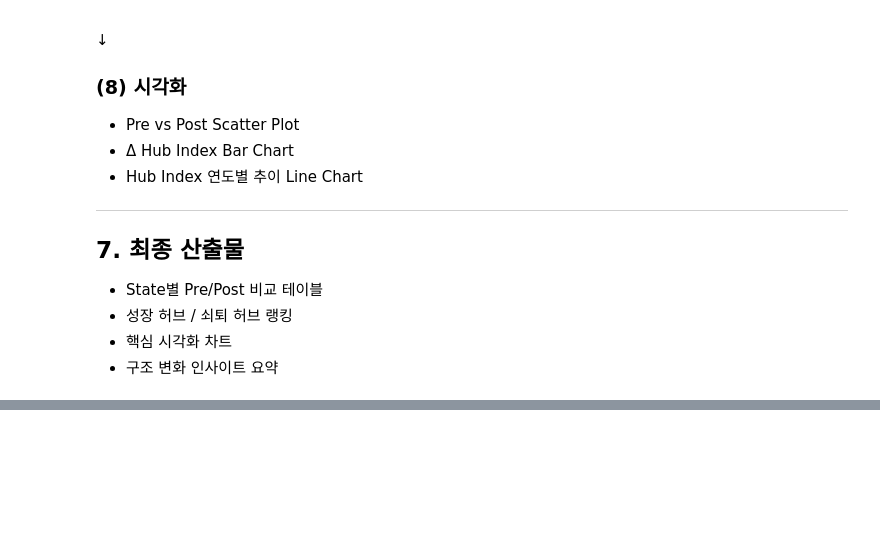
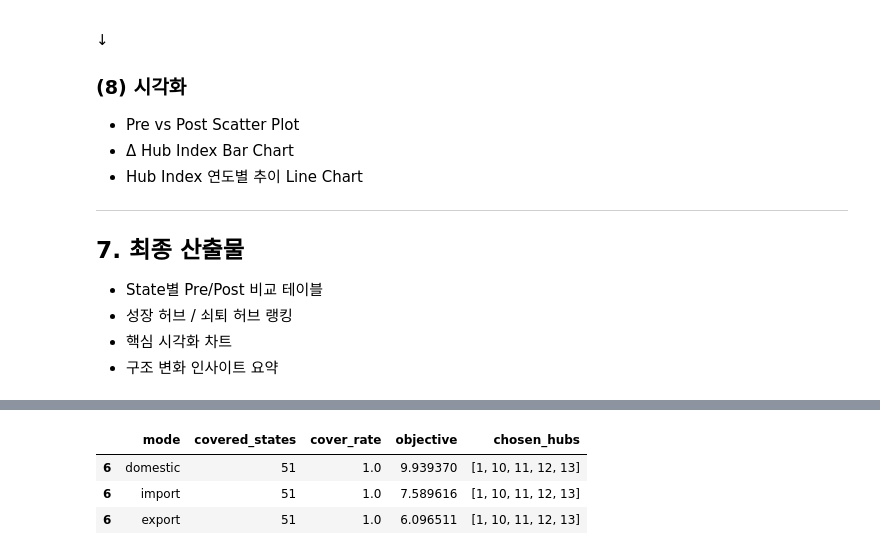
Before and after one commit to jeesy95-creator/Logistics_EDA, a Jupyter notebook: code/code.ipynb, the cells around one changed output, grey strips where cells are left out. Cells and saved outputs as stored; diff of their text form; code cells hidden in the pictures; blank space fills up the shorter version.

```diff
--- a/code/code.ipynb
+++ b/code/code.ipynb
@@ -911,0 +745,5 @@ def plot_hub_trend(hub_state_year, states, title="Hub Index Trend"):
+# %%
+DATA = "../data/FAF5_join_meta.parquet"   # 필요하면 여기만 바꿔
+
+df = pd.read_parquet(DATA)
+df.shape, df.columns[:20]
@@ -911,0 +957,20 @@ def plot_hub_trend(hub_state_year, states, title="Hub Index Trend"):
+# %%
+# ============================================================
+# 5) Weights (state_id 기준!)
+# ============================================================
+
+def build_weights_by_state_id(rank_id: pd.DataFrame, alpha=0.8):
+    """
+    rank_id: columns include [state_id, post_power, resilience_score]
+    returns: {state_id(int): weight(float)}
+    """
+    tmp = rank_id.set_index("state_id").copy()
+
+    post = tmp["post_power"].astype(float)
+    resi = tmp["resilience_score"].astype(float)
+
+    post_n = (post - post.min()) / (post.max() - post.min() + 1e-9)
+    resi_n = (resi - resi.min()) / (resi.max() - resi.min() + 1e-9)
+
+    w = alpha * post_n + (1 - alpha) * resi_n
+    return w.to_dict()
@@ -911,0 +1144,25 @@ def plot_hub_trend(hub_state_year, states, title="Hub Index Trend"):
+# %%
+# 3모드 실행 (추천 threshold 중 일부만 쓰거나 직접 넣어도 됨)
+thresholds = (50, 100, 200, 300, 400)   # 또는 th_suggest
+
+results = run_3modes_with_thresholds(
+    df=df,
+    thresholds=thresholds,
+    ps=(5, 8, 10),
+    alpha=0.8
+)
+
+# 대표 시나리오 선택 (예: threshold=200, p=5)
+best_rows = []
+for m in ["domestic", "import", "export"]:
+    r = results[m]["res"]
+    best = r[(r["threshold_miles"] == 200) & (r["p"] == 5)].iloc[0]
+    best_rows.append(best)
+
+best_rows = pd.DataFrame(best_rows)
+best_rows[["mode", "covered_states", "cover_rate", "objective", "chosen_hubs"]]
+# %% [output]
+|  | mode | covered_states | cover_rate | objective | chosen_hubs |
+| 6 | domestic | 51 | 1.0 | 9.939370 | [1, 10, 11, 12, 13] |
+| 6 | import | 51 | 1.0 | 7.589616 | [1, 10, 11, 12, 13] |
+| 6 | export | 51 | 1.0 | 6.096511 | [1, 10, 11, 12, 13] |
```
Also changed, not shown: parts of 26 cells of this notebook, 7 other files.
